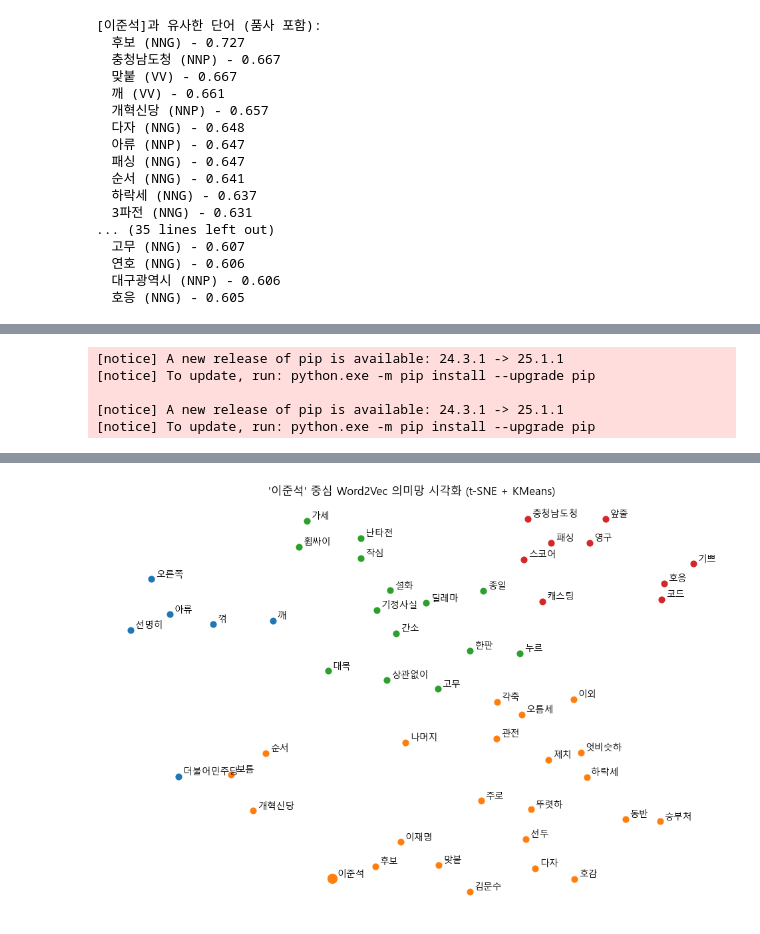
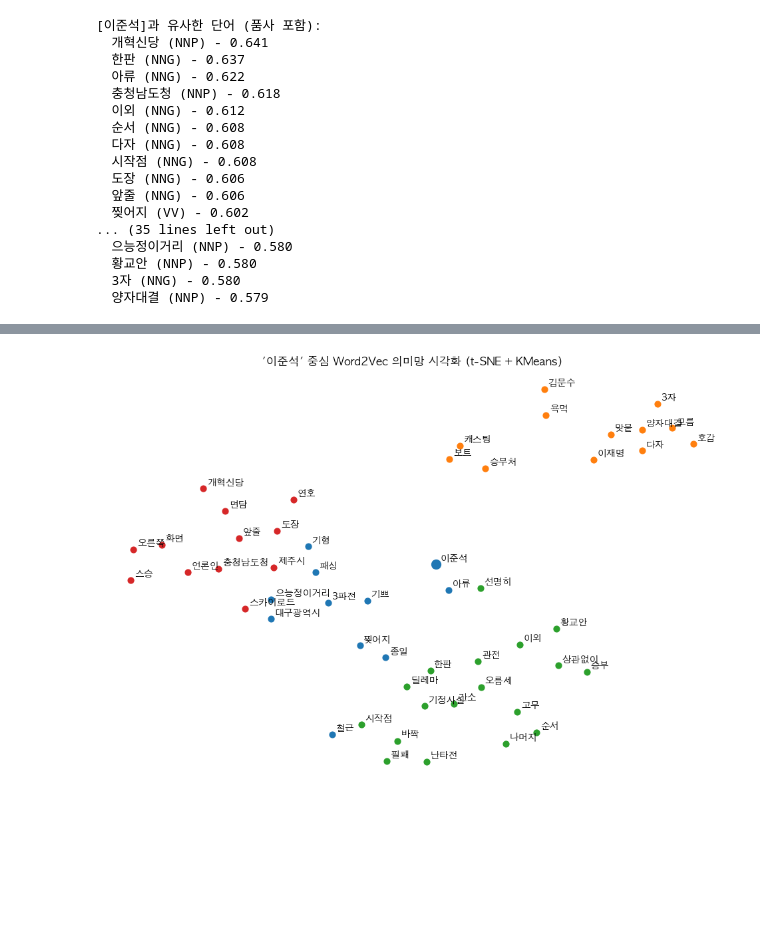
Before and after one commit to hyeriiiiinnn/KORE208_team5, a Jupyter notebook: 3. 정치인별 빈도, 워드임베딩/3. 이준석/2. 워드임베딩/이준석_워드임베딩.ipynb, the cells around one changed output, grey strips where cells are left out. Drawn from its saved outputs; the diff is of its cells as text; code cells hidden in the pictures; blank space fills up the shorter version.

```diff
--- a/3. 정치인별 빈도, 워드임베딩/3. 이준석/2. 워드임베딩/이준석_워드임베딩.ipynb
+++ b/3. 정치인별 빈도, 워드임베딩/3. 이준석/2. 워드임베딩/이준석_워드임베딩.ipynb
@@ -24,7 +14,7 @@ Note: you may need to restart the kernel to use updated packages.
 import pandas as pd
 
 # CSV 파일 불러오기
-df = pd.read_csv("lee_junseok_tagged_filtered_ver2.csv")
+df = pd.read_csv("/Users/matthew941/Desktop/KORE208_team5/3. 정치인별 빈도, 워드임베딩/3. 이준석/이준석_filtered_ver2.csv")
 # %%
 import re
 
@@ -39,7 +29,7 @@ from gensim.models import Word2Vec
 sentences = df['tagged'].dropna().tolist()
 
 # 제외하고 싶은 단어
-ban_words = {"vs", "였고", "D", "이", "엿새", "보름", "열흘", "연이틀", "뉴시스"}
+ban_words = {"vs", "였고", "D", "이", "엿새", "보름", "열흘", "연이틀", "뉴시스","후보","깨"}
 ban_tags = {"VCP", "SL"}
 
 # 필터링
@@ -92,22 +82,22 @@ else:
     print(f"'{keyword}' 단어가 Word2Vec vocabulary에 없습니다.")
 # %% [output]
 [이준석]과 유사한 단어 (품사 포함):
-  후보 (NNG) - 0.727
-  충청남도청 (NNP) - 0.667
-  맞붙 (VV) - 0.667
-  깨 (VV) - 0.661
-  개혁신당 (NNP) - 0.657
-  다자 (NNG) - 0.648
-  아류 (NNP) - 0.647
-  패싱 (NNG) - 0.647
-  순서 (NNG) - 0.641
-  하락세 (NNG) - 0.637
-  3파전 (NNG) - 0.631
+  개혁신당 (NNP) - 0.641
+  한판 (NNG) - 0.637
+  아류 (NNG) - 0.622
+  충청남도청 (NNP) - 0.618
+  이외 (NNG) - 0.612
+  순서 (NNG) - 0.608
+  다자 (NNG) - 0.608
+  시작점 (NNG) - 0.608
+  도장 (NNG) - 0.606
+  앞줄 (NNG) - 0.606
+  찢어지 (VV) - 0.602
 ... (35 lines left out)
-  고무 (NNG) - 0.607
-  연호 (NNG) - 0.606
-  대구광역시 (NNP) - 0.606
-  호응 (NNG) - 0.605
+  으능정이거리 (NNP) - 0.580
+  황교안 (NNP) - 0.580
+  3자 (NNG) - 0.580
+  양자대결 (NNP) - 0.579
 # %%
 # 2D
 
@@ -120,10 +110,15 @@ from sklearn.manifold import TSNE
 from sklearn.cluster import KMeans
 import matplotlib.pyplot as plt
 import matplotlib as mpl
+import platform
 
 # 폰트 지정
-mpl.rcParams['font.family'] = 'Malgun Gothic'
-mpl.rcParams['axes.unicode_minus'] = False
+# mpl.rcParams['font.family'] = 'Malgun Gothic'
+# mpl.rcParams['axes.unicode_minus'] = False
+
+# macOS인 경우 한글 폰트 설정
+if platform.system() == 'Darwin':
+    plt.rcParams['font.family'] = 'AppleGothic'
 
 # 유사 단어 50개
 similar_tuples = model.wv.most_similar(keyword, topn=50)
@@ -164,5 +155,0 @@ Requirement already satisfied: threadpoolctl>=3.1.0 in c:\users\gram\appdata\loc
-[notice] A new release of pip is available: 24.3.1 -> 25.1.1
-[notice] To update, run: python.exe -m pip install --upgrade pip
-
-[notice] A new release of pip is available: 24.3.1 -> 25.1.1
-[notice] To update, run: python.exe -m pip install --upgrade pip
@@ -180,4 +156,4 @@ Requirement already satisfied: six>=1.5 in c:\users\gram\appdata\local\programs\
-[figure, old version]
+[figure, new version]
 # %%
 # 2D + 품사 태그
 
```
Also changed, not shown: parts of 5 cells of this notebook, 12 other files.
